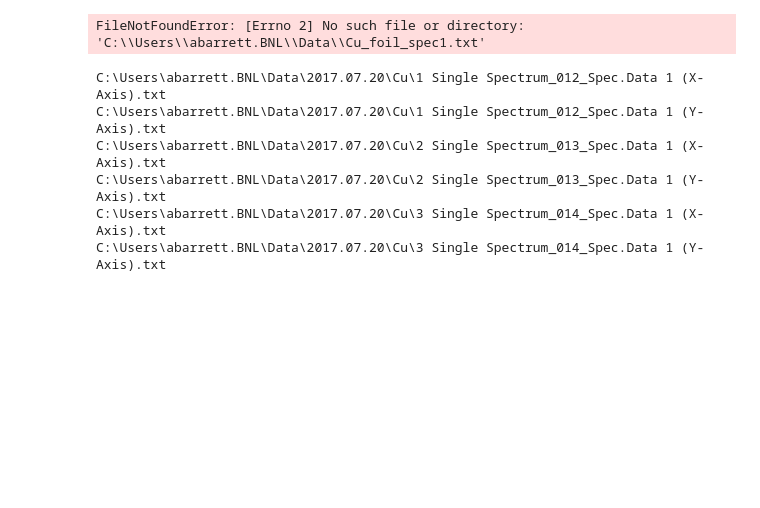
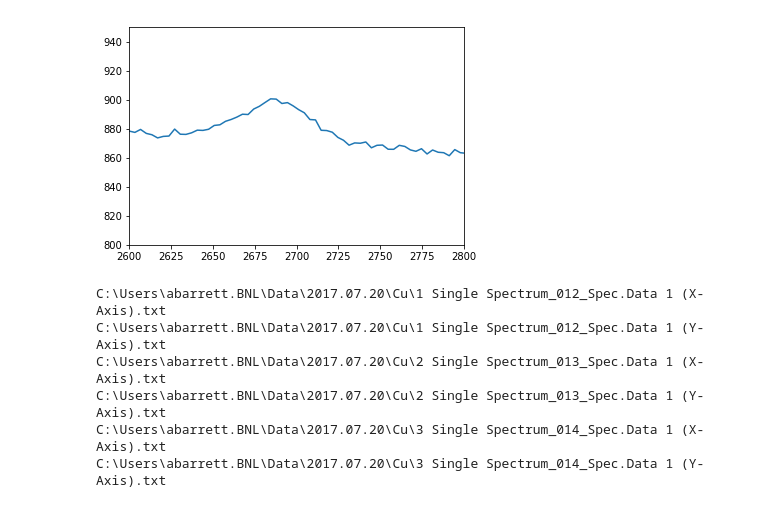
Before and after one commit to alexanderbarrett/Graphene, a Jupyter notebook: initial.ipynb, the cells around one changed output. Cells and saved outputs as stored; diff of their text form; code cells hidden in the pictures; blank space fills up the shorter version.

```diff
--- a/initial.ipynb
+++ b/initial.ipynb
@@ -1,29 +1,31 @@
 # %%
 # import one set of data
 
 import pylab as py
 
 # open files
-f_x1 = open('C:\\Users\\abarrett.BNL\\Data\\Cu_foil_spec1.txt','r')
-# f_y1 = open('C:\\Users\\abarrett.BNL\\Data\\y1.txt','r')
+f_x1 = open('C:\\Users\\abarrett.BNL\\Data\\2017.07.20\\Gr_Cu\\01 Single Spectrum_000_Spec.Data 1 (X-Axis).txt','r')
+f_y1 = open('C:\\Users\\abarrett.BNL\\Data\\2017.07.20\\Gr_Cu\\01 Single Spectrum_000_Spec.Data 1 (Y-Axis).txt','r')
 
 # import data
 x1 = []
 y1 = []
 
 for line in f_x1 :
-	x1.append(line)
+	x1.append(float(line))
 
-# for line in f_y1 :
-# 	y1.append(float(line))
+for line in f_y1 :
+	y1.append(float(line))
 
-# py.plot(x1,y1)
-# py.show()
+py.plot(x1,y1)
+py.xlim(2600, 2800)
+py.ylim(800, 950)
+py.show()
 
 f_x1.close()
-# f_y1.close()
+f_y1.close()
 # %% [output]
-FileNotFoundError: [Errno 2] No such file or directory: 'C:\\Users\\abarrett.BNL\\Data\\Cu_foil_spec1.txt'
+[figure, added]
 # %%
 # import data for batch processing
 
```
Also changed, not shown: parts of 8 cells of this notebook.
